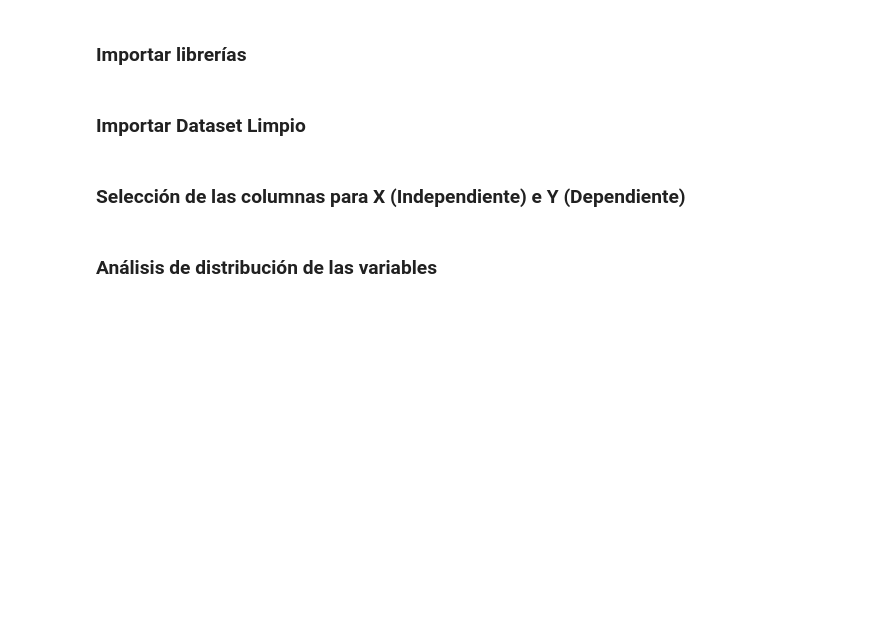
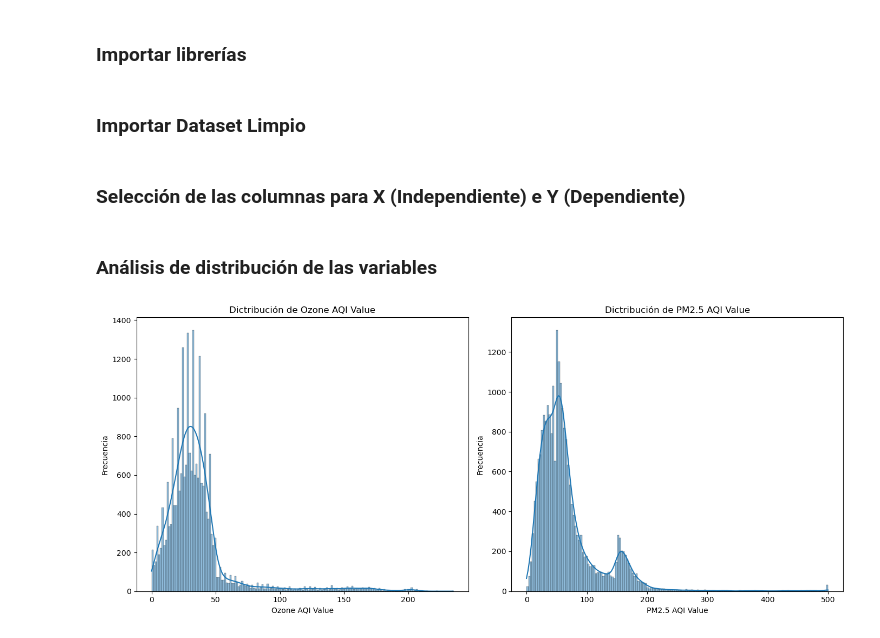
Before and after one commit to ctobar96/Global-Air-Pollution-, a Jupyter notebook: notebooks/004_Regresion_Lineal.ipynb, the cells around one changed output. Drawn from its saved outputs; the diff is of its cells as text; code cells hidden in the pictures; blank space fills up the shorter version.

```diff
--- a/notebooks/004_Regresion_Lineal.ipynb
+++ b/notebooks/004_Regresion_Lineal.ipynb
@@ -43,7 +43,7 @@ df = pd.read_csv("../data/dataset_clean.csv")
 # %% [markdown]
 ### Selección de las columnas para X (Independiente) e Y (Dependiente)
 # %%
-x = df['Ozone AQI Value'] # Variable independiente
-y = df['PM2.5 AQI Value'] # Variable dependiente
+X = df['Ozone AQI Value'] # Variable independiente
+Y = df['PM2.5 AQI Value'] # Variable dependiente
 # %% [markdown]
 ### Análisis de distribución de las variables
@@ -53,0 +50,21 @@ plt.figure(figsize=(14,6))
+# %%
+plt.figure(figsize=(14,6))
+
+# Distribución de la variable X (Ozone AQI Value)
+plt.subplot(1, 2, 1)
+sns.histplot(X, kde=True)
+plt.title('Dictribución de Ozone AQI Value')
+plt.xlabel('Ozone AQI Value')
+plt.ylabel('Frecuencia')
+
+# Distribución de la variable Y (PM2.5 AQI Value)
+plt.subplot(1, 2, 2)
+sns.histplot(Y, kde=True)
+plt.title('Dictribución de PM2.5 AQI Value')
+plt.xlabel('PM2.5 AQI Value')
+plt.ylabel('Frecuencia')
+
+plt.tight_layout()
+plt.show()
+# %% [output]
+[figure, added]
```
Also changed, not shown: parts of 18 cells of this notebook.
